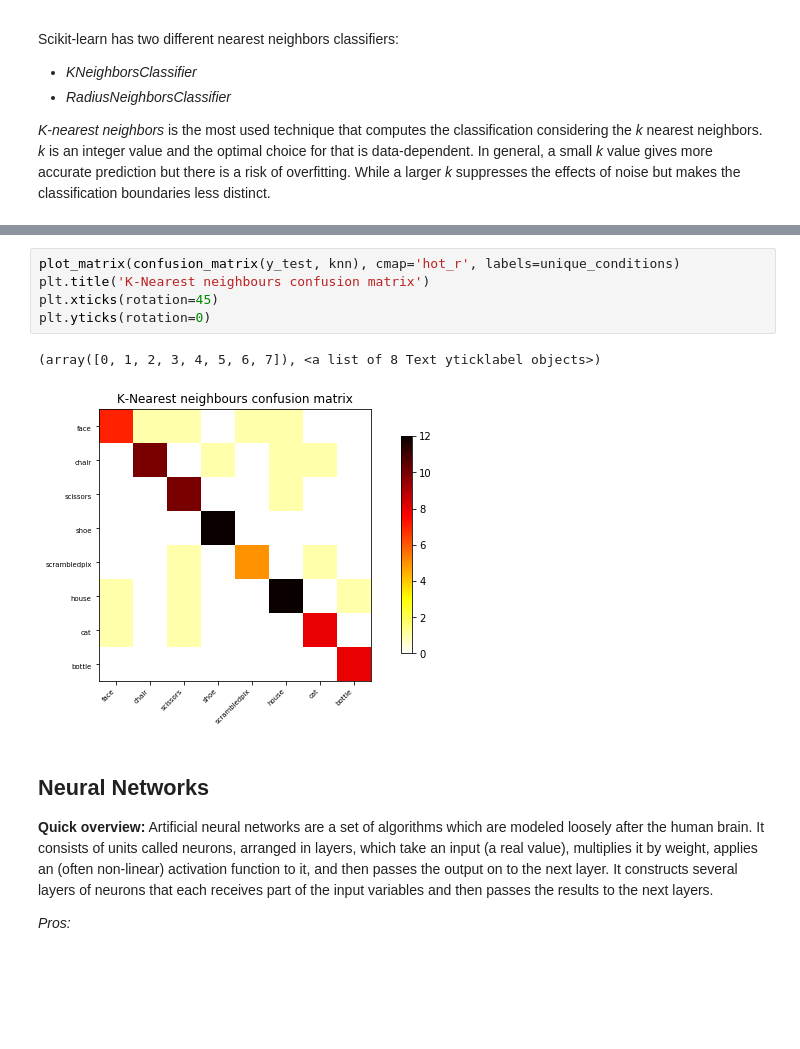
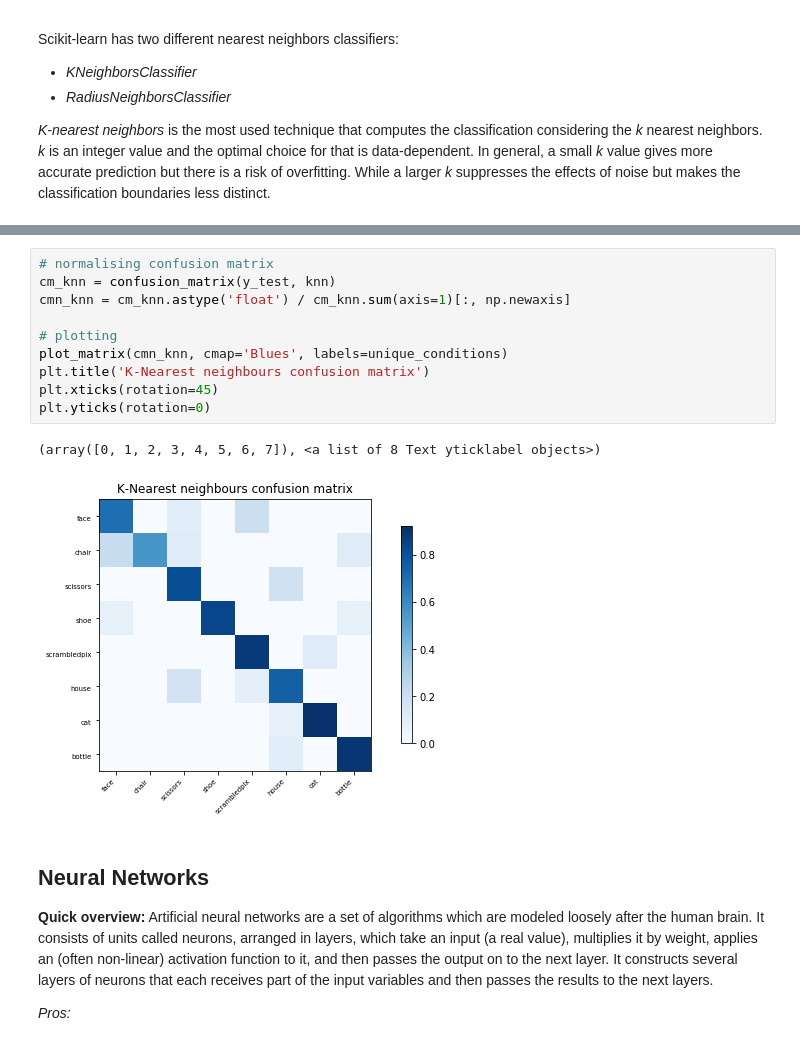
Before and after one commit to brainhack-school2020/BHS_project_SRastegarnia, a Jupyter notebook: Classifiers.ipynb, the cells around one changed output, grey strips where cells are left out. Saved outputs shown, nothing was run; the diff lists cells and outputs as text; blank space fills up the shorter version.

```diff
--- a/Classifiers.ipynb
+++ b/Classifiers.ipynb
@@ -242,11 +245,16 @@ print(prediction_accuracy_knn)
 # %%
-plot_matrix(confusion_matrix(y_test, knn), cmap='hot_r', labels=unique_conditions)
+# normalising confusion matrix
+cm_knn = confusion_matrix(y_test, knn)
+cmn_knn = cm_knn.astype('float') / cm_knn.sum(axis=1)[:, np.newaxis]
+
+# plotting
+plot_matrix(cmn_knn, cmap='Blues', labels=unique_conditions)
 plt.title('K-Nearest neighbours confusion matrix')
 plt.xticks(rotation=45)
 plt.yticks(rotation=0)
 # %% [output]
 (array([0, 1, 2, 3, 4, 5, 6, 7]), <a list of 8 Text yticklabel objects>)
-[figure, old version]
+[figure, new version]
 # %% [markdown]
 ## Neural Networks
 **Quick overview:** Artificial neural networks are a set of algorithms which are modeled loosely after the human brain. It consists of units called neurons, arranged in layers, which take an input (a real value), multiplies it by weight, applies an (often non-linear) activation function to it, and then passes the output on to the next layer. It constructs several layers of neurons that each receives part of the input variables and then passes the results to the next layers.
```
Also changed, not shown: parts of 27 cells of this notebook, 5 other files.
